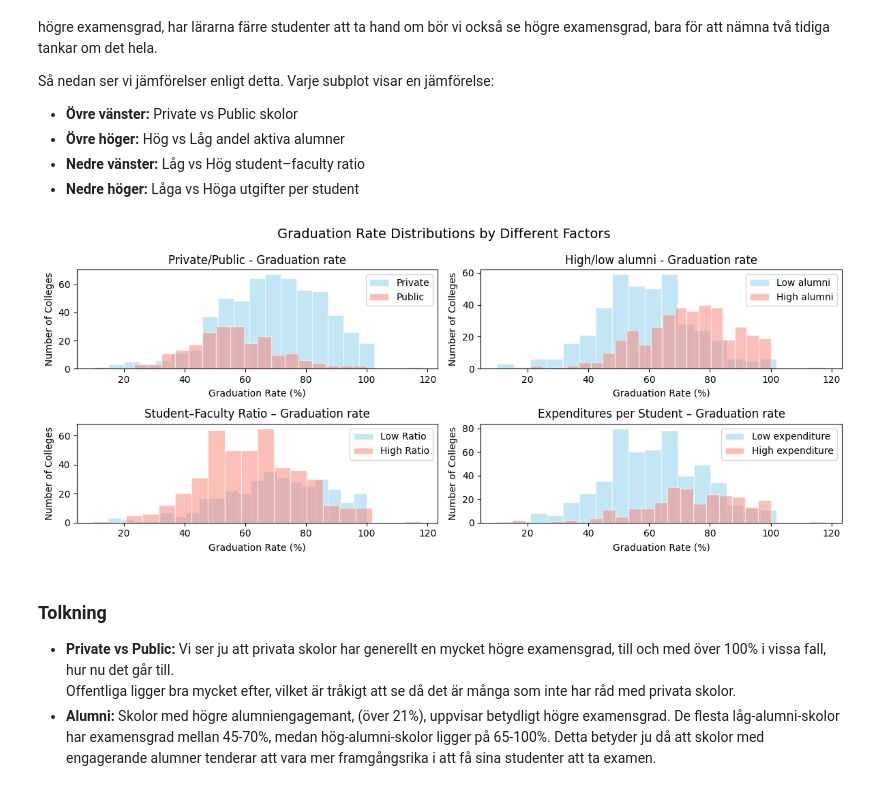
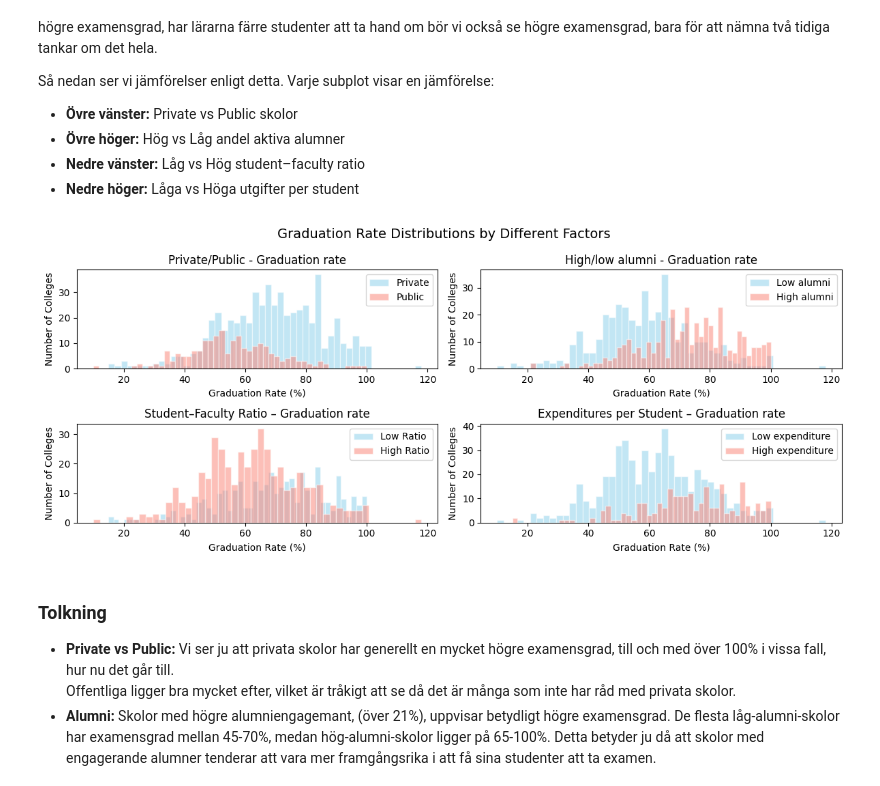
Before and after one commit to MartinNilssonAIM25G/Databehandling, a Jupyter notebook: Labs/Martin.Nilsson Lab2.ipynb, the cells around one changed output. Cells and saved outputs as stored; diff of their text form; code cells hidden in the pictures.

```diff
--- a/Labs/Martin.Nilsson Lab2.ipynb
+++ b/Labs/Martin.Nilsson Lab2.ipynb
@@ -85,41 +85,41 @@ Varje subplot visar en jämförelse:
 - **Nedre höger:** Låga vs Höga utgifter per student
 # %%
 fig, axes = plt.subplots(2, 2, figsize=(12, 5))
-college[college["Private"] == "Yes"]["Grad.Rate"].plot.hist(bins = 20, ax=axes[0,0], color="skyblue", edgecolor="white",label="Private", alpha=0.5)
-college[college["Private"] == "No"]["Grad.Rate"].plot.hist(bins = 20, ax=axes[0,0], color="salmon", edgecolor="white",label="Public", alpha=0.5)
+college[college["Private"] == "Yes"]["Grad.Rate"].plot.hist(bins = 50, ax=axes[0,0], color="skyblue", edgecolor="white",label="Private", alpha=0.5)
+college[college["Private"] == "No"]["Grad.Rate"].plot.hist(bins = 50, ax=axes[0,0], color="salmon", edgecolor="white",label="Public", alpha=0.5)
 axes[0,0].set_title("Private/Public - Graduation rate")
 axes[0,0].legend()
 
 college["Alumni_Group"] = pd.cut(college["perc.alumni"], bins=[0,21,100], labels=["Low alumni", "High alumni"])
-college[college["Alumni_Group"]=="Low alumni"]["Grad.Rate"].plot.hist(bins = 20 ,ax=axes[0,1], color="skyblue", edgecolor="white",label="Low alumni", alpha=0.5)
-college[college["Alumni_Group"]=="High alumni"]["Grad.Rate"].plot.hist(bins = 20 ,ax=axes[0,1], color="salmon", edgecolor="white",label="High alumni", alpha=0.5)
+college[college["Alumni_Group"]=="Low alumni"]["Grad.Rate"].plot.hist(bins = 50 ,ax=axes[0,1], color="skyblue", edgecolor="white",label="Low alumni", alpha=0.5)
+college[college["Alumni_Group"]=="High alumni"]["Grad.Rate"].plot.hist(bins = 50 ,ax=axes[0,1], color="salmon", edgecolor="white",label="High alumni", alpha=0.5)
 axes[0,1].set_title("High/low alumni - Graduation rate")
 axes[0,1].legend()
 
 
 college["SFR_Group"] = pd.cut(college["S.F.Ratio"], bins=[0,13, college["S.F.Ratio"].max()], labels=["Low ratio (≤10)", "High ratio (>10)"])
-college[college["SFR_Group"]=="Low ratio (≤10)"]["Grad.Rate"].plot.hist(bins = 20 ,ax=axes[1,0], color="skyblue", edgecolor="white",label="Low Ratio", alpha=0.5)
-college[college["SFR_Group"]=="High ratio (>10)"]["Grad.Rate"].plot.hist(bins = 20 ,ax=axes[1,0], color="salmon", edgecolor="white",label="High Ratio", alpha=0.5)
+college[college["SFR_Group"]=="Low ratio (≤10)"]["Grad.Rate"].plot.hist(bins = 50 ,ax=axes[1,0], color="skyblue", edgecolor="white",label="Low Ratio", alpha=0.5)
+college[college["SFR_Group"]=="High ratio (>10)"]["Grad.Rate"].plot.hist(bins = 50 ,ax=axes[1,0], color="salmon", edgecolor="white",label="High Ratio", alpha=0.5)
 axes[1,0].set_title("Student–Faculty Ratio – Graduation rate")
 axes[1,0].legend()
 
 
 college["Expend_Group"] = pd.cut(college["Expend"], bins=[0,10000, college["Expend"].max()], labels=["Low expend", "High expend"])
-college[college["Expend_Group"]=="Low expend"]["Grad.Rate"].plot.hist(bins = 20 ,ax=axes[1,1], color="skyblue", edgecolor="white",label="Low expenditure", alpha=0.5)
-college[college["Expend_Group"]=="High expend"]["Grad.Rate"].plot.hist(bins = 20 ,ax=axes[1,1], color="salmon", edgecolor="white",label="High expenditure",alpha=0.5)
+college[college["Expend_Group"]=="Low expend"]["Grad.Rate"].plot.hist(bins = 50 ,ax=axes[1,1], color="skyblue", edgecolor="white",label="Low expenditure", alpha=0.5)
+college[college["Expend_Group"]=="High expend"]["Grad.Rate"].plot.hist(bins = 50 ,ax=axes[1,1], color="salmon", edgecolor="white",label="High expenditure",alpha=0.5)
 axes[1,1].set_title("Expenditures per Student – Graduation rate")
 axes[1,1].legend()
 
 for ax in axes.flatten():
     ax.set_xlabel("Graduation Rate (%)")
     ax.set_ylabel("Number of Colleges")
 
 fig.suptitle("Graduation Rate Distributions by Different Factors", fontsize=14)
 
 plt.tight_layout()
 plt.show()
 # %% [output]
-[figure, old version]
+[figure, new version]
 # %% [markdown]
 ### Tolkning
 
```
